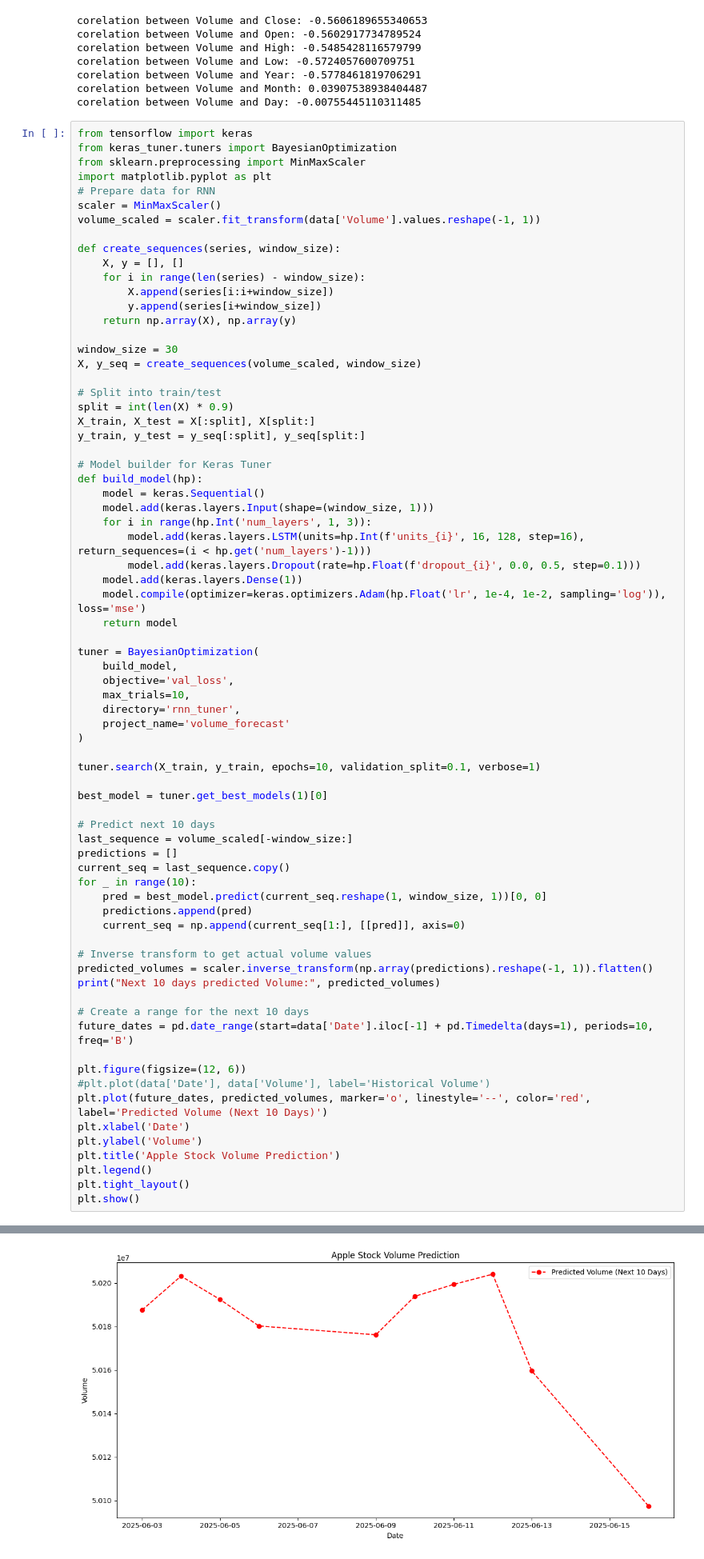
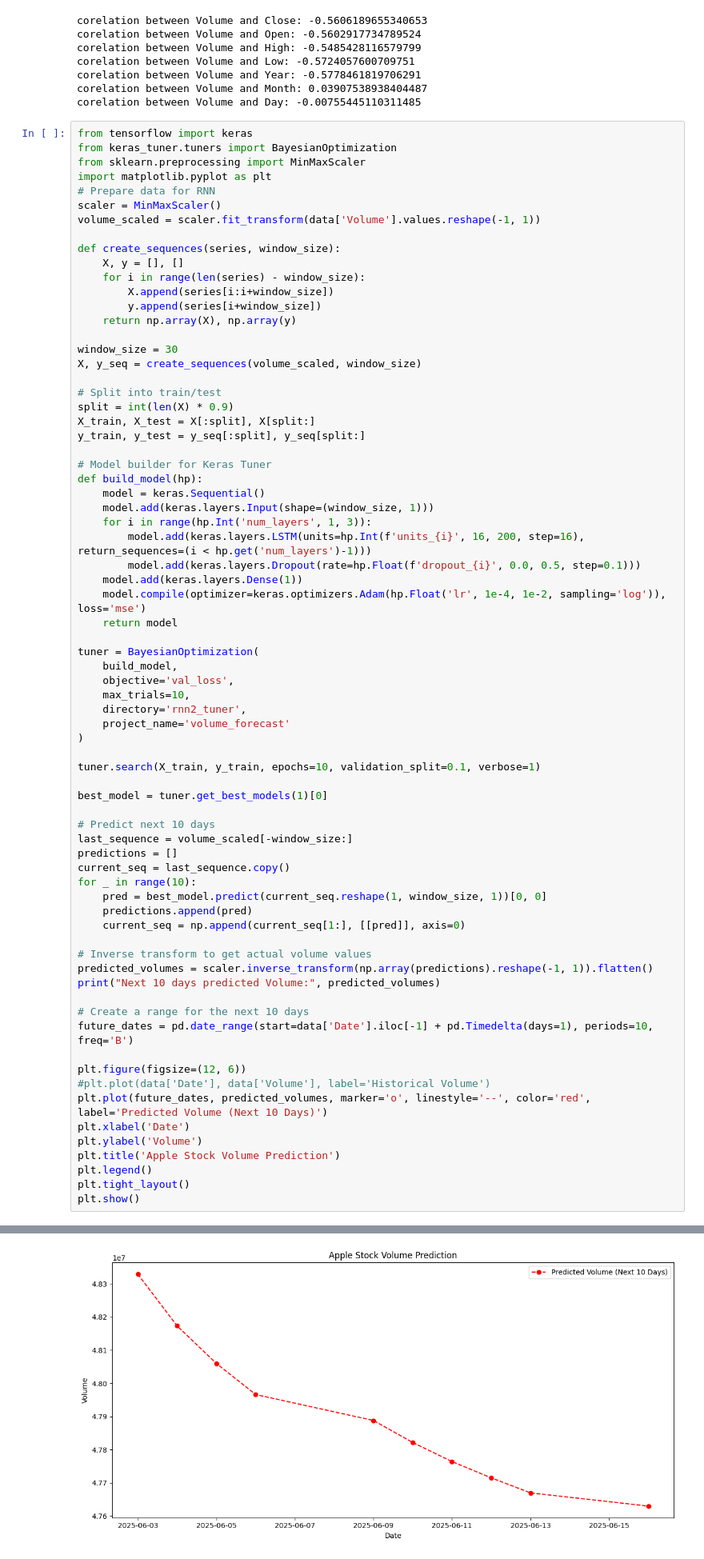
Before and after one commit to Otmane-debug/keras-tuner-apple-stock-prediction, a Jupyter notebook: code.ipynb, the cells around one changed output, grey strips where cells are left out. Shown at 80% size. Cells and saved outputs as stored; diff of their text form.

```diff
--- a/code.ipynb
+++ b/code.ipynb
@@ -147,7 +144,7 @@ def build_model(hp):
     model = keras.Sequential()
     model.add(keras.layers.Input(shape=(window_size, 1)))
     for i in range(hp.Int('num_layers', 1, 3)):
-        model.add(keras.layers.LSTM(units=hp.Int(f'units_{i}', 16, 128, step=16), return_sequences=(i < hp.get('num_layers')-1)))
+        model.add(keras.layers.LSTM(units=hp.Int(f'units_{i}', 16, 200, step=16), return_sequences=(i < hp.get('num_layers')-1)))
         model.add(keras.layers.Dropout(rate=hp.Float(f'dropout_{i}', 0.0, 0.5, step=0.1)))
     model.add(keras.layers.Dense(1))
     model.compile(optimizer=keras.optimizers.Adam(hp.Float('lr', 1e-4, 1e-2, sampling='log')), loss='mse')
@@ -157,7 +154,7 @@ tuner = BayesianOptimization(
     build_model,
     objective='val_loss',
     max_trials=10,
-    directory='rnn_tuner',
+    directory='rnn2_tuner',
     project_name='volume_forecast'
 )
 
@@ -207,4 +208,4 @@ Next 10 days predicted Volume: [50187556. 50203176. 50192432. 50180236. 50176192
-[figure, old version]
+[figure, new version]
 # %%
 # Predict next 10 days
 last_sequence = volume_scaled[-window_size:]
```
Also changed, not shown: parts of 8 cells of this notebook.
